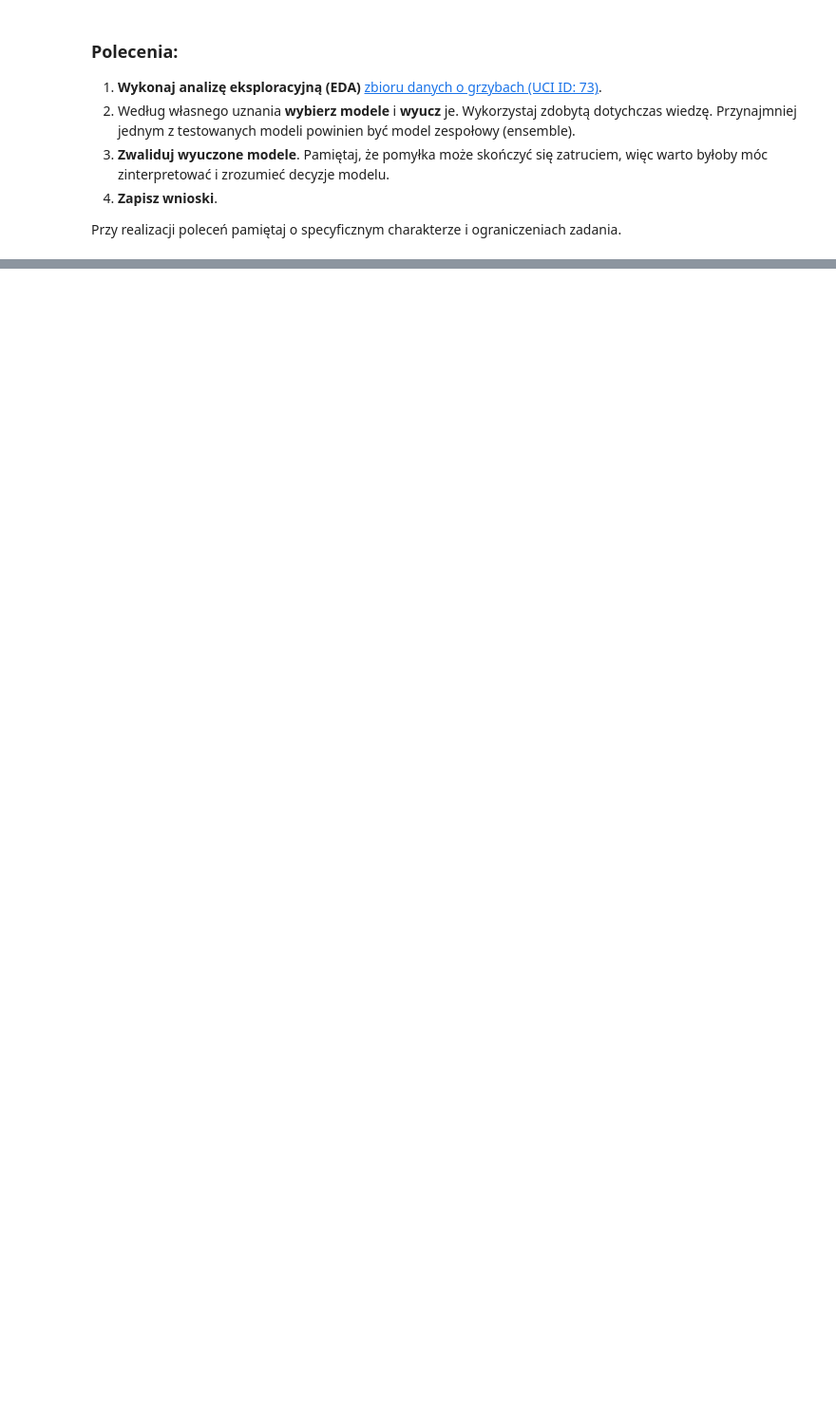
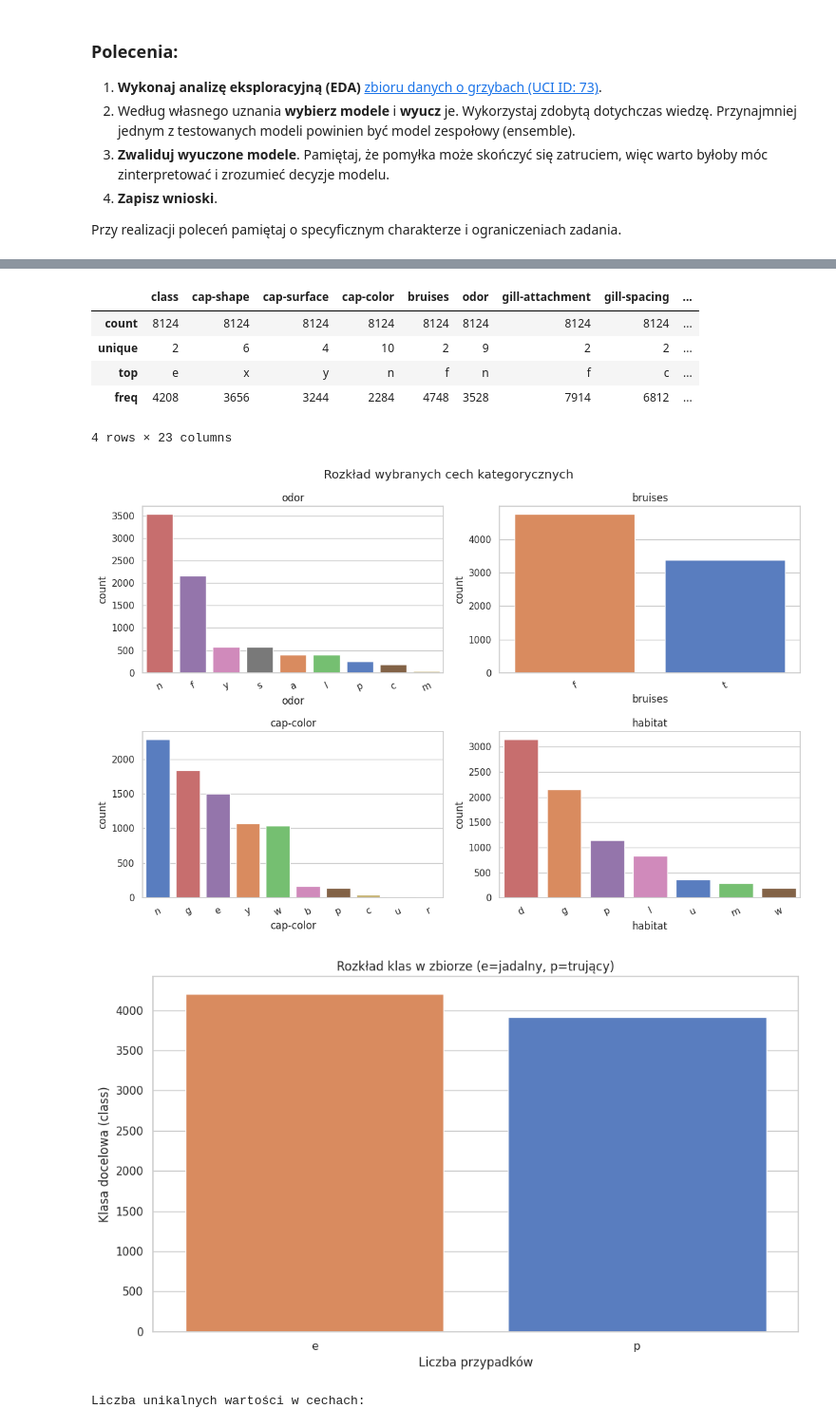
Before and after one commit to Zajecia-na-PWr-LR/lista-5-RafalBalicki, a Jupyter notebook: Lab_05.ipynb, the cells around one changed output, grey strips where cells are left out. Shown at 95% size. Saved outputs shown, nothing was run; the diff lists cells and outputs as text; code cells hidden in the pictures; blank space fills up the shorter version.

```diff
--- a/Lab_05.ipynb
+++ b/Lab_05.ipynb
@@ -622,0 +630,70 @@ Przy realizacji poleceń pamiętaj o specyficznym charakterze i ograniczeniach z
+# %%
+MUSHROOM_COLUMNS = [
+    'class', 'cap-shape', 'cap-surface', 'cap-color', 'bruises', 'odor',
+    'gill-attachment', 'gill-spacing', 'gill-size', 'gill-color',
+    'stalk-shape', 'stalk-root', 'stalk-surface-above-ring',
+    'stalk-surface-below-ring', 'stalk-color-above-ring',
+    'stalk-color-below-ring', 'veil-type', 'veil-color', 'ring-number',
+    'ring-type', 'spore-print-color', 'population', 'habitat',
+]
+
+file_path = 'data/grzyby/agaricus-lepiota.data'
+df_m = pd.read_csv(file_path, header=None, names=MUSHROOM_COLUMNS)
+
+print("Wartości '?' w stalk-root traktujemy jako brakujące.\n")
+
+df_m.info()
+
+print("\nPrzykładowy rekord")
+display(df_m.head())
+
+print("\nBraki danych")
+print(df_m.isnull().sum())
+missing_q = (df_m == '?').sum()
+print(missing_q[missing_q > 0])
+
+print("\nDuplikaty:", df_m.duplicated().sum())
+
+
+print("\nStatystyki kategoryczne:")
+display(df_m.describe(include='object'))
+
+df_m['stalk-root'] = df_m['stalk-root'].replace('?', 'missing')
+
+cat_cols = ['odor', 'bruises', 'cap-color', 'habitat']
+fig, axes = plt.subplots(2, 2, figsize=(12, 8))
+for ax, col in zip(axes.flat, cat_cols):
+    order = df_m[col].value_counts().index
+    sns.countplot(data=df_m, x=col, order=order, ax=ax, hue=col, legend=False)
+    ax.set_title(col)
+    ax.tick_params(axis='x', rotation=25)
+plt.suptitle('Rozkład wybranych cech kategorycznych')
+plt.tight_layout()
+plt.show()
+
+plt.figure(figsize=(10, 6))
+sns.countplot(
+    data=df_m,
+    x='class',
+    order=df_m['class'].value_counts().index,
+    hue='class',
+    legend=False,
+)
+plt.title('Rozkład klas w zbiorze (e=jadalny, p=trujący)')
+plt.xlabel('Liczba przypadków')
+plt.ylabel('Klasa docelowa (class)')
+plt.tight_layout()
+plt.show()
+
+print("\nLiczba unikalnych wartości w cechach:")
+display(df_m.nunique().sort_values(ascending=False).to_frame('unikalne'))
+
+plt.figure(figsize=(8, 5))
+odor_ct = pd.crosstab(df_m['odor'], df_m['class'])
+sns.heatmap(odor_ct, annot=True, fmt='d', cmap='Blues')
+plt.title('odor vs klasa docelowa')
+plt.xlabel('class')
+plt.ylabel('odor')
+plt.tight_layout()
+plt.show()
+# %% [output]
@@ -622,0 +741,9 @@ Przy realizacji poleceń pamiętaj o specyficznym charakterze i ograniczeniach z
+|  | class | cap-shape | cap-surface | cap-color | bruises | odor | gill-attachment | gill-spacing | ... |
+| count | 8124 | 8124 | 8124 | 8124 | 8124 | 8124 | 8124 | 8124 | ... |
+| unique | 2 | 6 | 4 | 10 | 2 | 9 | 2 | 2 | ... |
+| top | e | x | y | n | f | n | f | c | ... |
+| freq | 4208 | 3656 | 3244 | 2284 | 4748 | 3528 | 7914 | 6812 | ... |
+4 rows × 23 columns
+[figure, added]
+[figure, added]
+Liczba unikalnych wartości w cechach:
```
Also changed, not shown: parts of 20 cells of this notebook.
